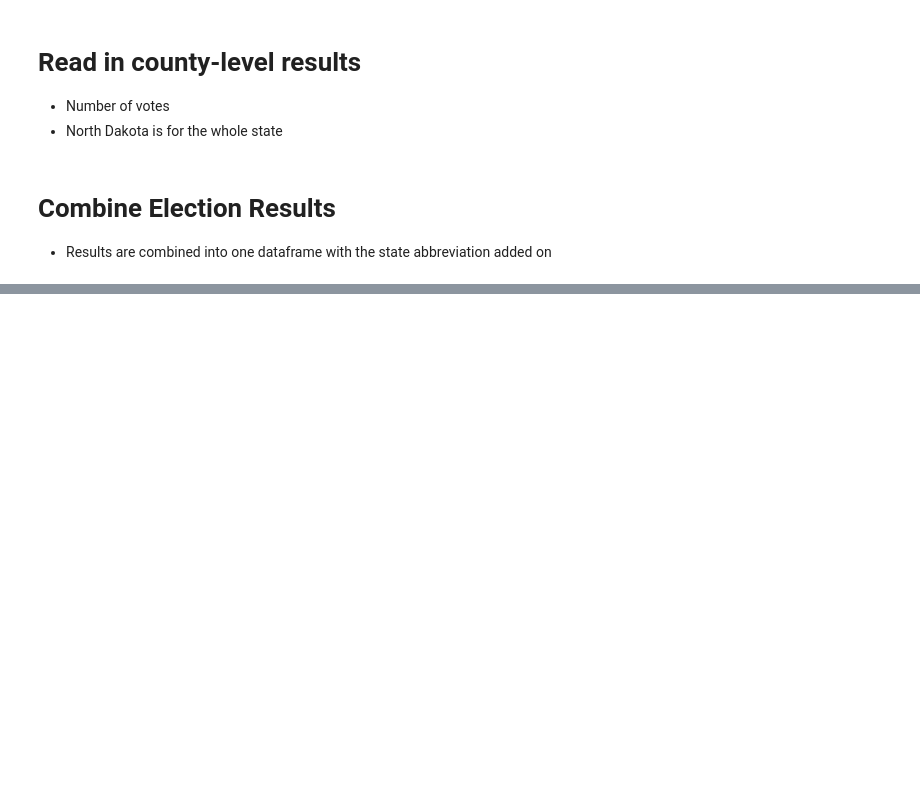
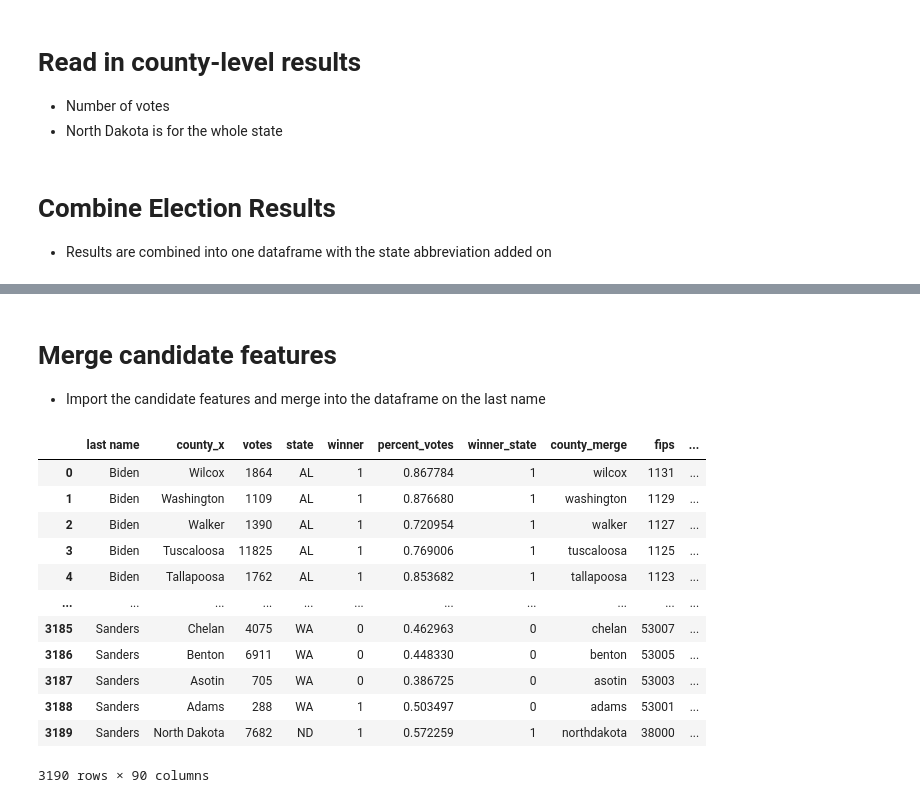
Before and after one commit to L0per/democratic-primary-predictions, a Jupyter notebook: data_processing.ipynb, the cells around one changed output, grey strips where cells are left out. Cells and saved outputs as stored; diff of their text form; code cells hidden in the pictures; blank space fills up the shorter version.

```diff
--- a/data_processing.ipynb
+++ b/data_processing.ipynb
@@ -69,8 +68,6 @@ def combine_results(state_list):
 
     for state in state_list:
         results = pd.read_excel(state[0])
-        print(state[1])
-        active_candidates = ['Bernie Sanders', 'Joe Biden']
         active_candidates_LN = ['Sanders', 'Biden']
 
         results_df = results.transpose().reset_index()
@@ -84,3 +81,11 @@ def combine_results(state_list):
         results_df.rename(columns={"Counties": "last name", 0: "county", "State": "state", 'value': 'votes'}, inplace=True)
 
         all_results = all_results.append(results_df)
+
+combine_results(state_list)
+
+# add north dakota as a county
+all_results.loc[978] = ['Biden', 'North Dakota', 5742, 'ND']
+all_results.loc[979] = ['Sanders', 'North Dakota', 7682, 'ND']
+
+all_results
@@ -158,0 +331,25 @@ merged
+# %% [markdown]
+# Merge candidate features
+* Import the candidate features and merge into the dataframe on the last name
+# %%
+candidate_features = pd.read_excel('data/candidate_features.xlsx')
+candidate_features = candidate_features.head(2)
+candidate_features.rename(columns={"Candidate": "last name"}, inplace=True)
+
+merged = pd.merge(merged, candidate_features, how='inner', on='last name')
+
+merged
+# %% [output]
+|  | last name | county_x | votes | state | winner | percent_votes | winner_state | county_merge | fips | ... |
+| 0 | Biden | Wilcox | 1864 | AL | 1 | 0.867784 | 1 | wilcox | 1131 | ... |
+| 1 | Biden | Washington | 1109 | AL | 1 | 0.876680 | 1 | washington | 1129 | ... |
+| 2 | Biden | Walker | 1390 | AL | 1 | 0.720954 | 1 | walker | 1127 | ... |
+| 3 | Biden | Tuscaloosa | 11825 | AL | 1 | 0.769006 | 1 | tuscaloosa | 1125 | ... |
+| 4 | Biden | Tallapoosa | 1762 | AL | 1 | 0.853682 | 1 | tallapoosa | 1123 | ... |
+| ... | ... | ... | ... | ... | ... | ... | ... | ... | ... | ... |
+| 3185 | Sanders | Chelan | 4075 | WA | 0 | 0.462963 | 0 | chelan | 53007 | ... |
+| 3186 | Sanders | Benton | 6911 | WA | 0 | 0.448330 | 0 | benton | 53005 | ... |
+| 3187 | Sanders | Asotin | 705 | WA | 0 | 0.386725 | 0 | asotin | 53003 | ... |
+| 3188 | Sanders | Adams | 288 | WA | 1 | 0.503497 | 0 | adams | 53001 | ... |
+| 3189 | Sanders | North Dakota | 7682 | ND | 1 | 0.572259 | 1 | northdakota | 38000 | ... |
+3190 rows × 90 columns
```
Also changed, not shown: parts of 25 cells of this notebook, 6 other files.
